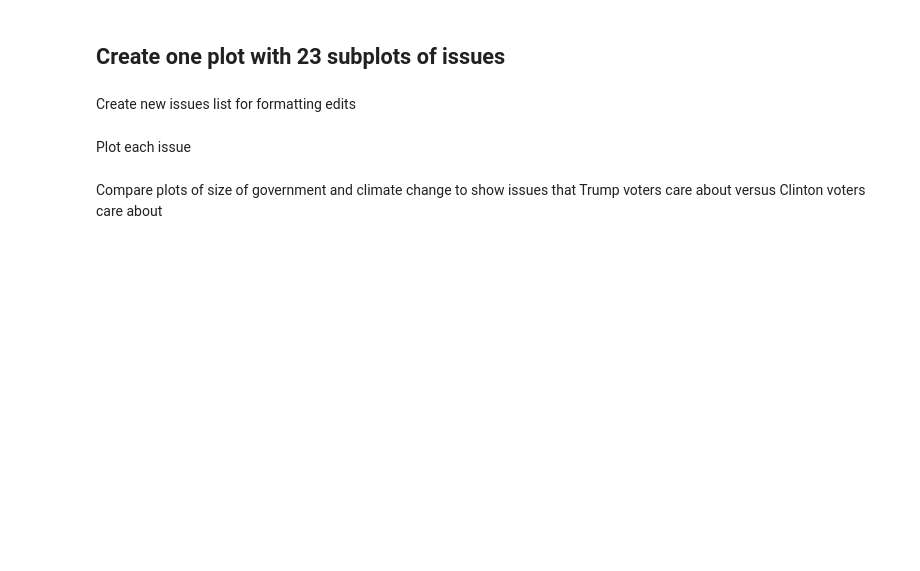
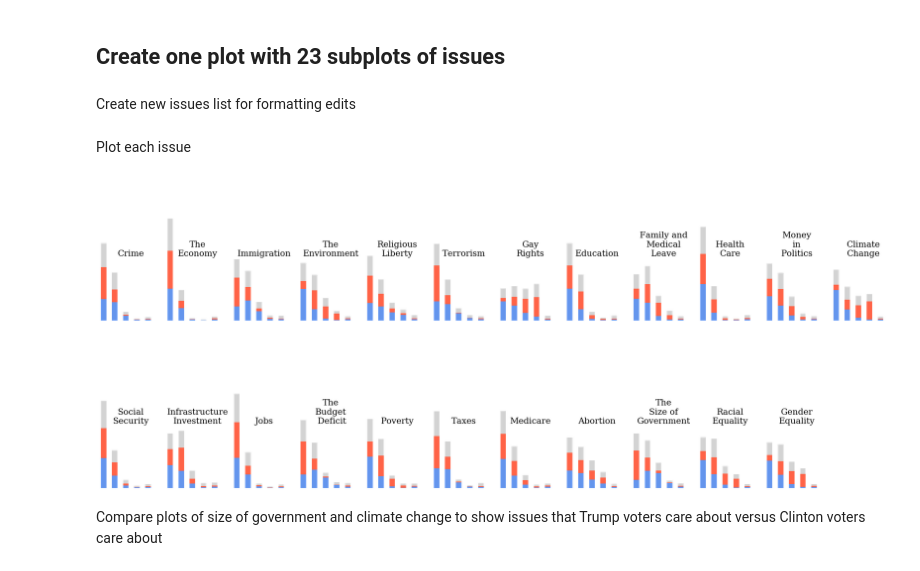
Before and after one commit to ali0003433/predict-by-issue-prioritization, a Jupyter notebook: notebooks/2-al-exploration.ipynb, the cells around one changed output. Cells and saved outputs as stored; diff of their text form; code cells hidden in the pictures; blank space fills up the shorter version.

```diff
--- a/notebooks/2-al-exploration.ipynb
+++ b/notebooks/2-al-exploration.ipynb
@@ -311,0 +327,6 @@ gdreql_wgtd = calc.distribution(grouped, 'imiss_y_2016').round(3)
+# %%
+dist_list = []
+for i in col_list:
+    dist = calc.distribution(grouped, i).round(3)
+    dist_list.append(dist)
+dist_list
@@ -373,3 +397,22 @@ plt.show()
+# %%
+fig, axes = plt.subplots(figsize=(50,20), ncols=12, nrows=2)
+col = 0
+row = 0
+for idx, i in enumerate(dist_list):
+    if idx > 11:
+        row = 1
+    if idx == 12:
+        col = 0
+    plot = i.T.plot(kind='bar', stacked=True, color=palette_sm, ax =axes[row][col], legend=None)
+    plot.set_xlabel('')
+    plot.set_axis_off()
+    plot.set_title(label=issues[idx], fontdict={'fontsize':30}, y=.45, x=.59)
+    plot.set_ylim([0,3])
+    col += 1
+axes[1,-1].set_axis_off()
+plt.show()
+# %% [output]
+[figure, added]
 # %% [markdown]
 Compare plots of size of government and climate change to show issues that Trump voters care about versus Clinton voters care about
 # %%
```
Also changed, not shown: parts of 44 cells of this notebook, 4 other files.
